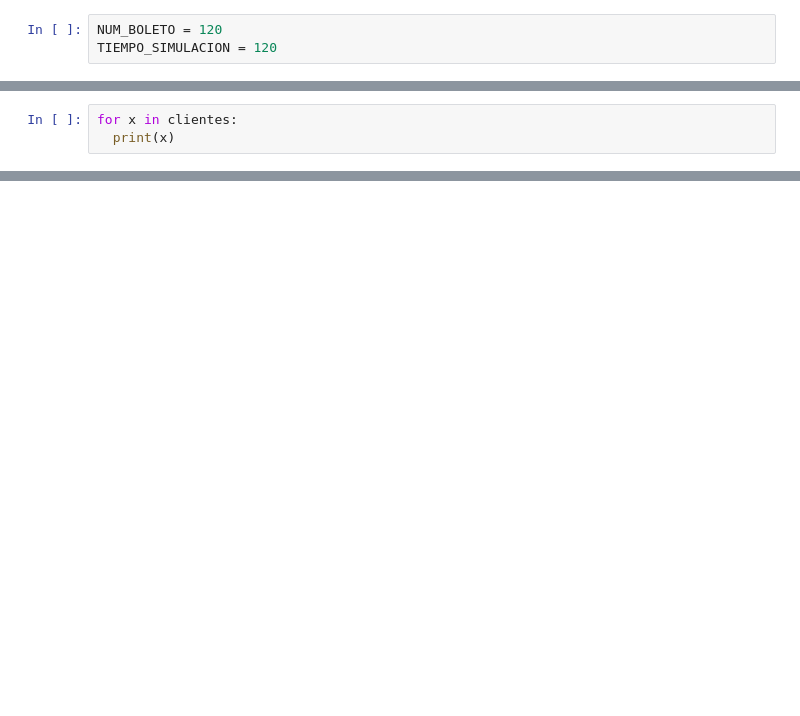
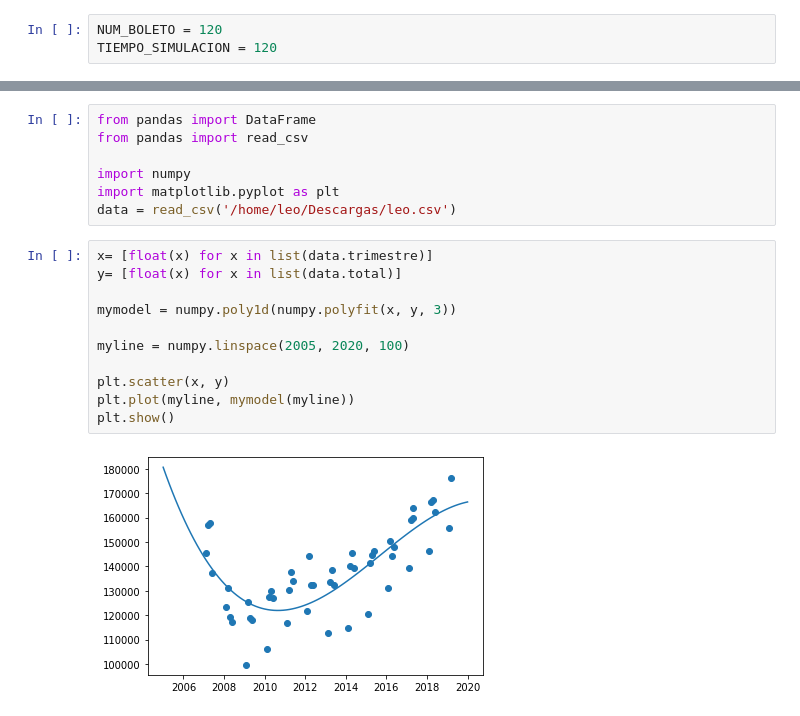
Before and after one commit to leoAlvTor/Simulacionp60, a Jupyter notebook: Simulacion Grafica Ejemplo Final.ipynb, the cells around one changed output, grey strips where cells are left out. Cells and saved outputs as stored; diff of their text form; blank space fills up the shorter version.

```diff
--- a/Simulacion Grafica Ejemplo Final.ipynb
+++ b/Simulacion Grafica Ejemplo Final.ipynb
@@ -102,3 +101,0 @@ acciones_globales
-# %%
-for x in clientes:
-  print(x)
@@ -122,0 +182,20 @@ renegado True, pelicula Rapidos y Furiosos 10, cantidad_boletos 1, acciones {'ll
+# %%
+from pandas import DataFrame
+from pandas import read_csv
+
+import numpy
+import matplotlib.pyplot as plt
+data = read_csv('/home/leo/Descargas/leo.csv')
+# %%
+x= [float(x) for x in list(data.trimestre)]
+y= [float(x) for x in list(data.total)]
+
+mymodel = numpy.poly1d(numpy.polyfit(x, y, 3))
+
+myline = numpy.linspace(2005, 2020, 100)
+
+plt.scatter(x, y)
+plt.plot(myline, mymodel(myline))
+plt.show()
+# %% [output]
+[figure, added]
```
Also changed, not shown: parts of 8 cells of this notebook, 3 other files.
